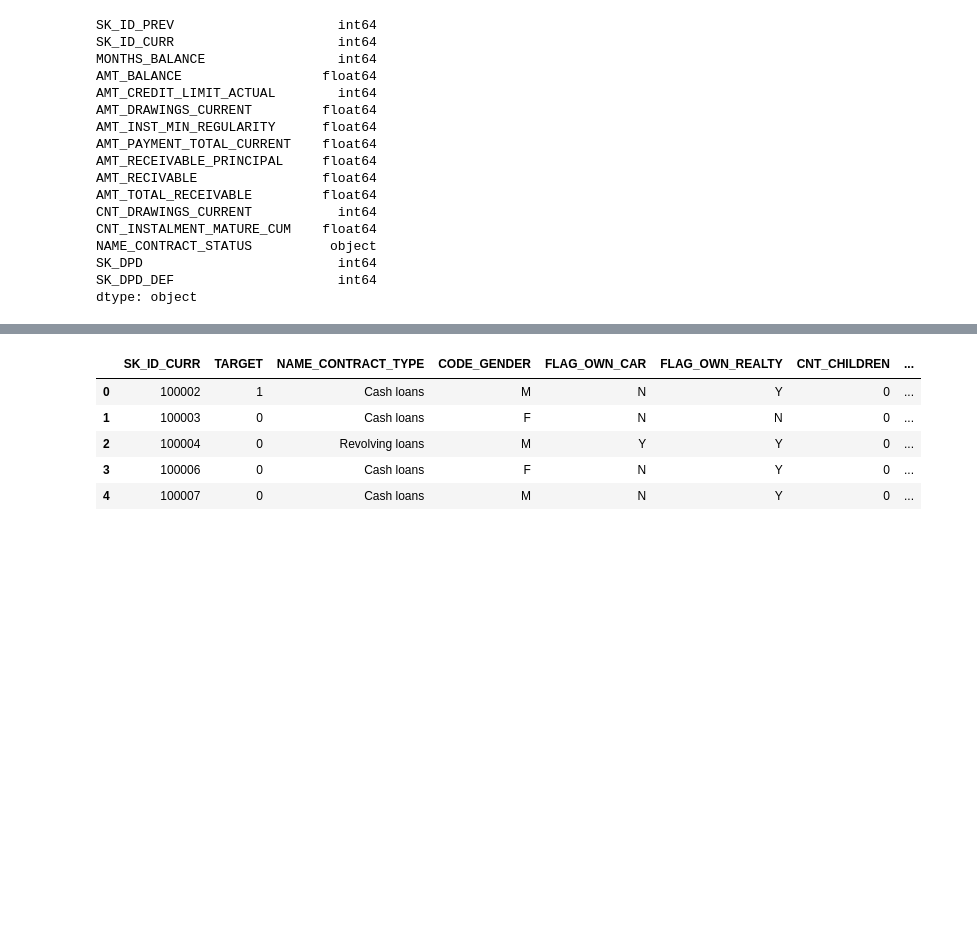
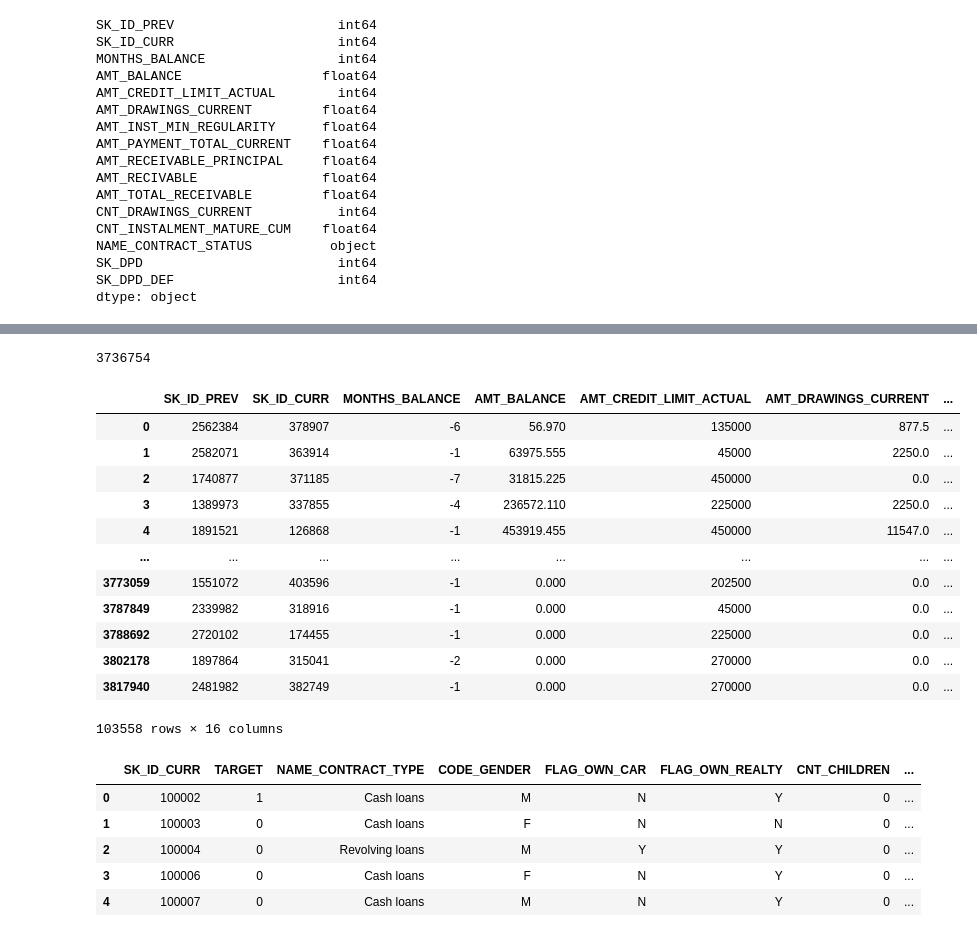
Before and after one commit to justinm329/Home_Credit_Risk, a Jupyter notebook: Credit_Risk.ipynb, the cells around one changed output, grey strips where cells are left out. Drawn from its saved outputs; the diff is of its cells as text; code cells hidden in the pictures; blank space fills up the shorter version.

```diff
--- a/Credit_Risk.ipynb
+++ b/Credit_Risk.ipynb
@@ -518 +513,5 @@ SK_DPD_DEF                      3
 dtype: int64
+# %%
+cc_balance["SK_ID_CURR"].duplicated().sum()
+# %% [output]
+3736754
@@ -519,3 +520,19 @@ dtype: int64
+# %%
+cc_balance
+# %% [output]
+|  | SK_ID_PREV | SK_ID_CURR | MONTHS_BALANCE | AMT_BALANCE | AMT_CREDIT_LIMIT_ACTUAL | AMT_DRAWINGS_CURRENT | ... |
+| 0 | 2562384 | 378907 | -6 | 56.970 | 135000 | 877.5 | ... |
+| 1 | 2582071 | 363914 | -1 | 63975.555 | 45000 | 2250.0 | ... |
+| 2 | 1740877 | 371185 | -7 | 31815.225 | 450000 | 0.0 | ... |
+| 3 | 1389973 | 337855 | -4 | 236572.110 | 225000 | 2250.0 | ... |
+| 4 | 1891521 | 126868 | -1 | 453919.455 | 450000 | 11547.0 | ... |
+| ... | ... | ... | ... | ... | ... | ... | ... |
+| 3773059 | 1551072 | 403596 | -1 | 0.000 | 202500 | 0.0 | ... |
+| 3787849 | 2339982 | 318916 | -1 | 0.000 | 45000 | 0.0 | ... |
+| 3788692 | 2720102 | 174455 | -1 | 0.000 | 225000 | 0.0 | ... |
+| 3802178 | 1897864 | 315041 | -2 | 0.000 | 270000 | 0.0 | ... |
+| 3817940 | 2481982 | 382749 | -1 | 0.000 | 270000 | 0.0 | ... |
+103558 rows × 16 columns
 # %%
 merge_3 = merge_2.merge(cc_balance, how = 'left', on = "SK_ID_CURR")
 merge_3.head()
```
Also changed, not shown: parts of 70 cells of this notebook.
